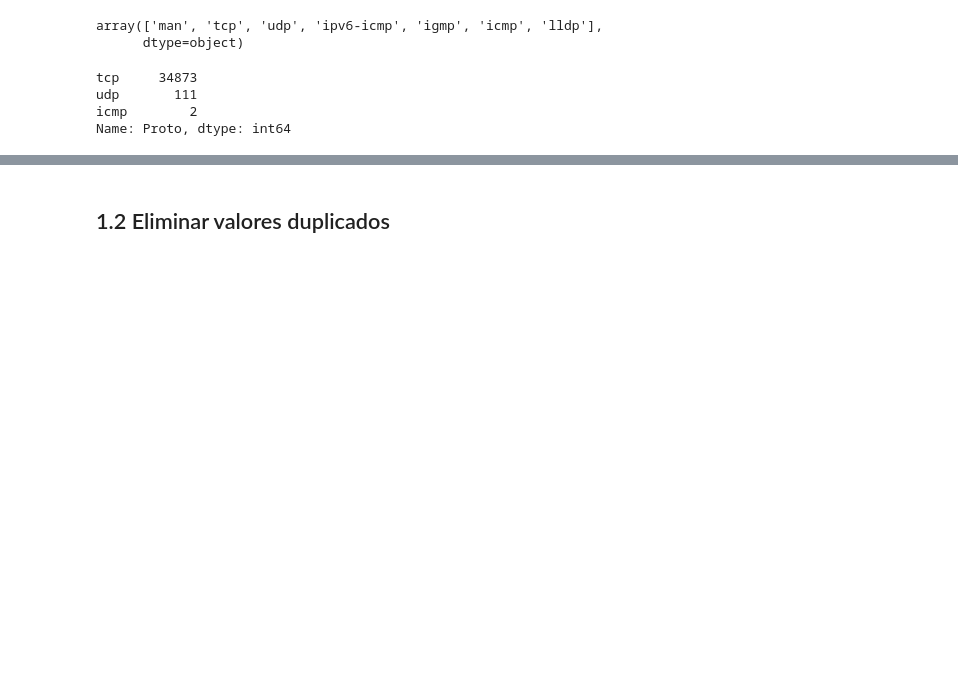
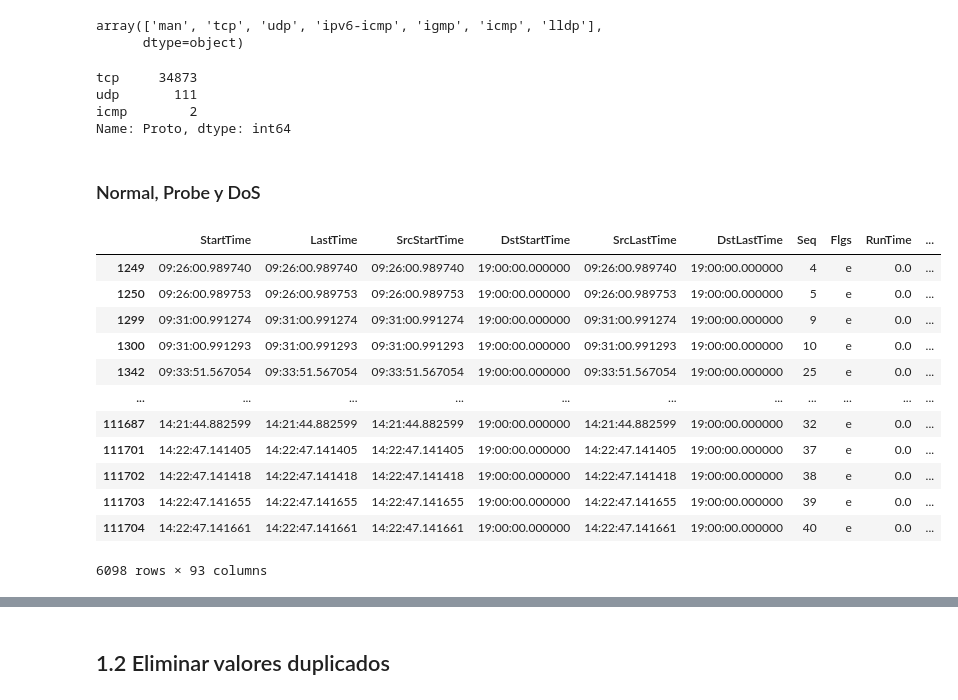
Before and after one commit to soyMA05/Clasiffication_TrafficSDN2, a Jupyter notebook: Fase2/preprocesamiento_limpieza.ipynb, the cells around one changed output, grey strips where cells are left out. Drawn from its saved outputs; the diff is of its cells as text; code cells hidden in the pictures; blank space fills up the shorter version.

```diff
--- a/Fase2/preprocesamiento_limpieza.ipynb
+++ b/Fase2/preprocesamiento_limpieza.ipynb
@@ -80,3 +68,6 @@ eliminar_filasvaloresDesconocidos(df_normal, df_normal[(df_normal.Proto=='man')
+# %%
+"""eliminar filas anteriores"""
+df_normal = df_normal[(df_normal.Proto=='tcp')| (df_normal.Proto=='udp')]
 # %%
 """verificar protocolos de capa 4"""
 df_normal.Proto.value_counts()
@@ -138,3 +129,21 @@ tcp     34873
 udp       111
 icmp        2
 Name: Proto, dtype: int64
+# %% [markdown]
+### Normal, Probe y DoS
+# %%
+df_normal[(df_normal.RunTime==0.0) | (df_normal.Dur==0.0)]
+# %% [output]
+|  | StartTime | LastTime | SrcStartTime | DstStartTime | SrcLastTime | DstLastTime | Seq | Flgs | RunTime | ... |
+| 1249 | 09:26:00.989740 | 09:26:00.989740 | 09:26:00.989740 | 19:00:00.000000 | 09:26:00.989740 | 19:00:00.000000 | 4 | e | 0.0 | ... |
+| 1250 | 09:26:00.989753 | 09:26:00.989753 | 09:26:00.989753 | 19:00:00.000000 | 09:26:00.989753 | 19:00:00.000000 | 5 | e | 0.0 | ... |
+| 1299 | 09:31:00.991274 | 09:31:00.991274 | 09:31:00.991274 | 19:00:00.000000 | 09:31:00.991274 | 19:00:00.000000 | 9 | e | 0.0 | ... |
+| 1300 | 09:31:00.991293 | 09:31:00.991293 | 09:31:00.991293 | 19:00:00.000000 | 09:31:00.991293 | 19:00:00.000000 | 10 | e | 0.0 | ... |
+| 1342 | 09:33:51.567054 | 09:33:51.567054 | 09:33:51.567054 | 19:00:00.000000 | 09:33:51.567054 | 19:00:00.000000 | 25 | e | 0.0 | ... |
+| ... | ... | ... | ... | ... | ... | ... | ... | ... | ... | ... |
+| 111687 | 14:21:44.882599 | 14:21:44.882599 | 14:21:44.882599 | 19:00:00.000000 | 14:21:44.882599 | 19:00:00.000000 | 32 | e | 0.0 | ... |
+| 111701 | 14:22:47.141405 | 14:22:47.141405 | 14:22:47.141405 | 19:00:00.000000 | 14:22:47.141405 | 19:00:00.000000 | 37 | e | 0.0 | ... |
+| 111702 | 14:22:47.141418 | 14:22:47.141418 | 14:22:47.141418 | 19:00:00.000000 | 14:22:47.141418 | 19:00:00.000000 | 38 | e | 0.0 | ... |
+| 111703 | 14:22:47.141655 | 14:22:47.141655 | 14:22:47.141655 | 19:00:00.000000 | 14:22:47.141655 | 19:00:00.000000 | 39 | e | 0.0 | ... |
+| 111704 | 14:22:47.141661 | 14:22:47.141661 | 14:22:47.141661 | 19:00:00.000000 | 14:22:47.141661 | 19:00:00.000000 | 40 | e | 0.0 | ... |
+6098 rows × 93 columns
```
Also changed, not shown: parts of 22 cells of this notebook.
